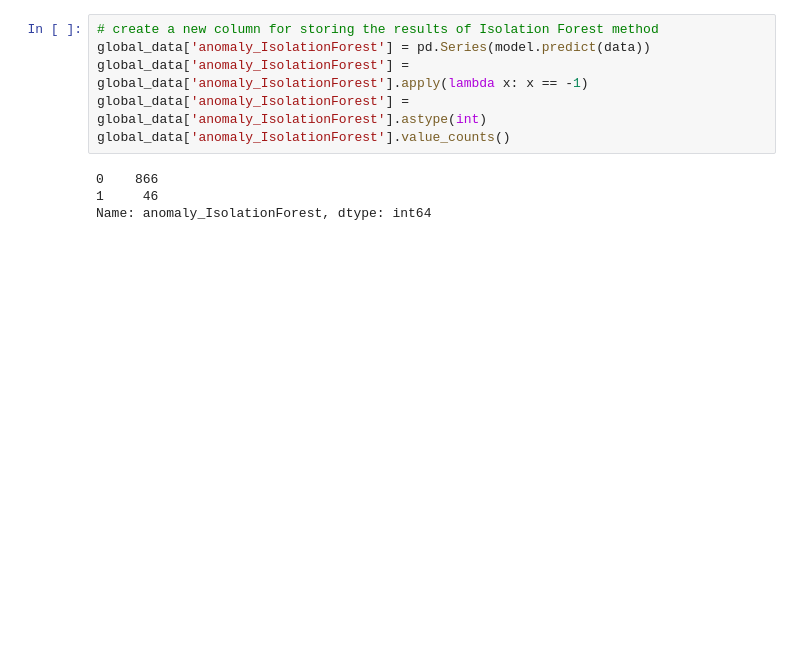
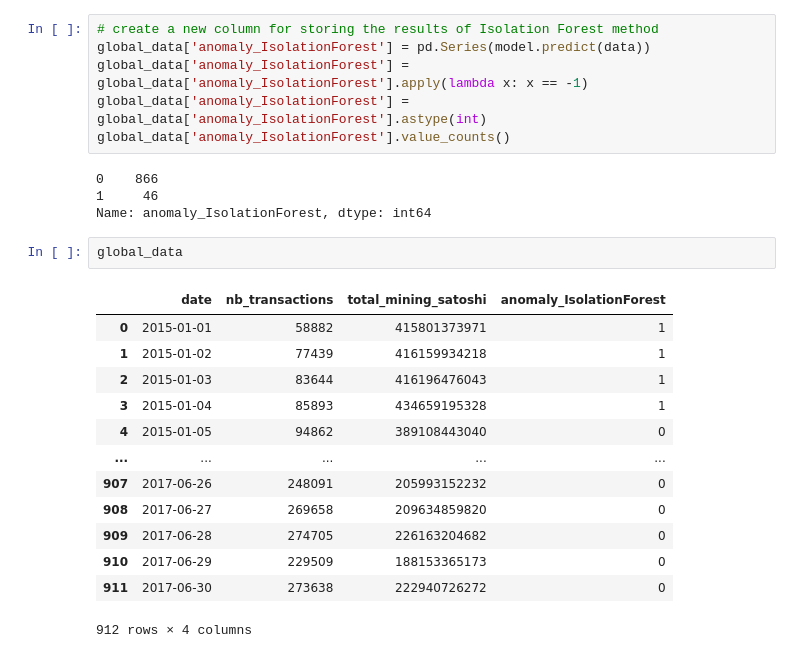
Before and after one commit to trsdimi/big-data, a Jupyter notebook: anomaly.ipynb, the cells around one changed output. Cells and saved outputs as stored; diff of their text form; blank space fills up the shorter version.

```diff
--- a/anomaly.ipynb
+++ b/anomaly.ipynb
@@ -135,3 +135,19 @@ global_data['anomaly_IsolationForest'].value_counts()
 0    866
 1     46
 Name: anomaly_IsolationForest, dtype: int64
+# %%
+global_data
+# %% [output]
+|  | date | nb_transactions | total_mining_satoshi | anomaly_IsolationForest |
+| 0 | 2015-01-01 | 58882 | 415801373971 | 1 |
+| 1 | 2015-01-02 | 77439 | 416159934218 | 1 |
+| 2 | 2015-01-03 | 83644 | 416196476043 | 1 |
+| 3 | 2015-01-04 | 85893 | 434659195328 | 1 |
+| 4 | 2015-01-05 | 94862 | 389108443040 | 0 |
+| ... | ... | ... | ... | ... |
+| 907 | 2017-06-26 | 248091 | 205993152232 | 0 |
+| 908 | 2017-06-27 | 269658 | 209634859820 | 0 |
+| 909 | 2017-06-28 | 274705 | 226163204682 | 0 |
+| 910 | 2017-06-29 | 229509 | 188153365173 | 0 |
+| 911 | 2017-06-30 | 273638 | 222940726272 | 0 |
+912 rows × 4 columns
```
Also changed, not shown: parts of 7 cells of this notebook.
